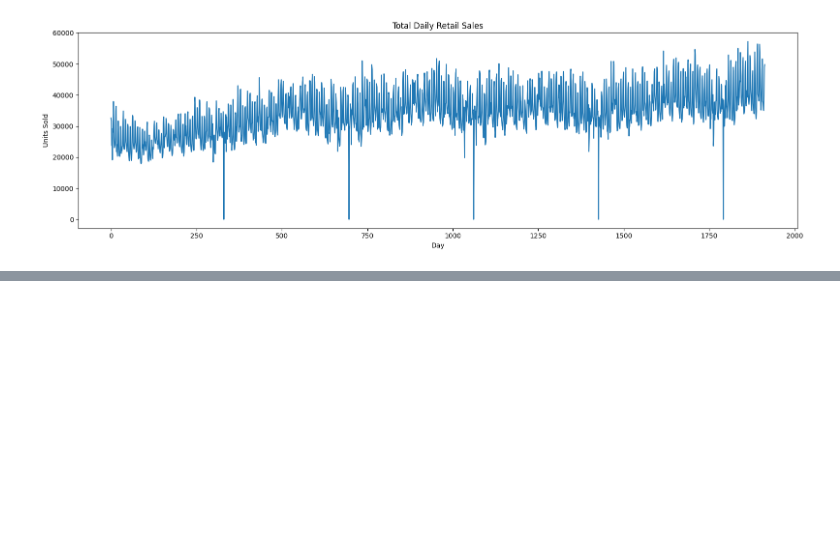
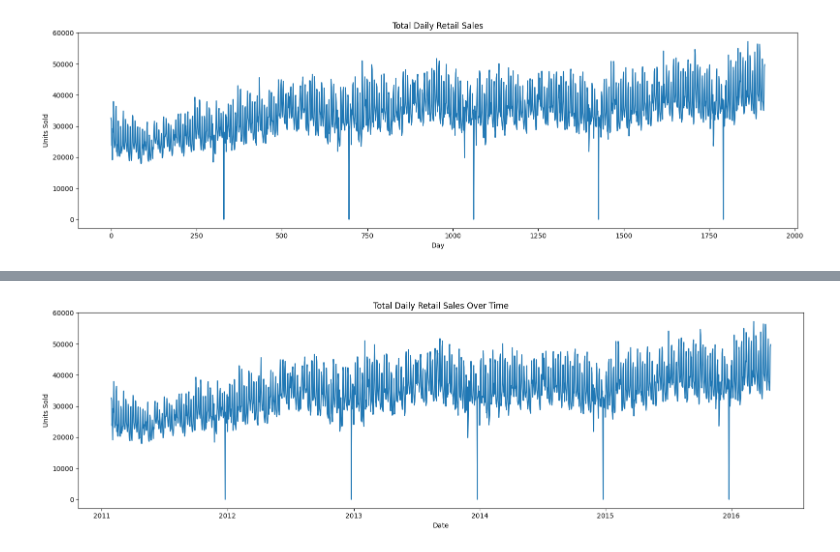
Before and after one commit to Naveeth-Nawzer/dl-assignment, a Jupyter notebook: notebooks/01_raw_data_exploration.ipynb, the cells around one changed output, grey strips where cells are left out. Saved outputs shown, nothing was run; the diff lists cells and outputs as text; code cells hidden in the pictures; blank space fills up the shorter version.

```diff
--- a/notebooks/01_raw_data_exploration.ipynb
+++ b/notebooks/01_raw_data_exploration.ipynb
@@ -390,3 +431,16 @@ plt.tight_layout()
 plt.show()
 # %% [output]
 [figure]
+# %%
+calendar["date"] = pd.to_datetime(calendar["date"])
+# %%
+day_to_date = dict(
+    zip(calendar["d"], calendar["date"])
+)
+# %%
+daily_sales_dates = pd.Series(
+    daily_sales.values,
+    index=[day_to_date[d] for d in sales_columns]
+)
+
+daily_sales_dates.head()
@@ -392,0 +455,16 @@ plt.show()
+# %%
+plt.figure(figsize=(16, 5))
+
+plt.plot(
+    daily_sales_dates.index,
+    daily_sales_dates.values
+)
+
+plt.title("Total Daily Retail Sales Over Time")
+plt.xlabel("Date")
+plt.ylabel("Units Sold")
+
+plt.tight_layout()
+plt.show()
+# %% [output]
+[figure, added]
```
Also changed, not shown: parts of 54 cells of this notebook, 3 other files.
